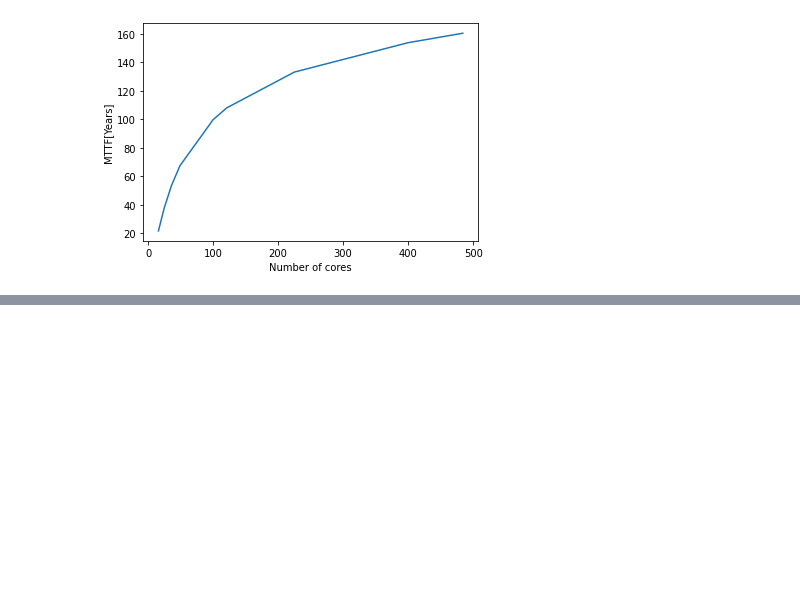
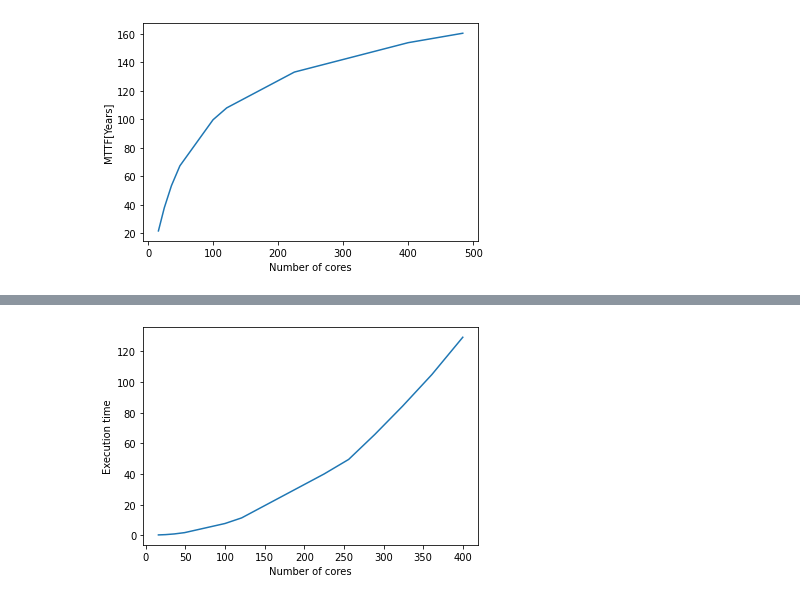
Before and after one commit to D4De/caliper-gpu, a Jupyter notebook: sequential_profile.ipynb, the cells around one changed output, grey strips where cells are left out. Saved outputs shown, nothing was run; the diff lists cells and outputs as text; code cells hidden in the pictures; blank space fills up the shorter version.

```diff
--- a/sequential_profile.ipynb
+++ b/sequential_profile.ipynb
@@ -117,3 +91,9 @@ plt.ylabel("MTTF[Years]")
 plt.show()
 # %% [output]
 [figure]
+# %%
+gpu_test_file = "./statistics/gpu-redux-aws.csv"
+gpu_test = pd.read_csv(gpu_test_file)
+gpu_test = pd.DataFrame(gpu_test)
+gpu_test_indexed = gpu_test.set_index("NUM_OF_CORES")
+gpu_test_indexed
@@ -119,0 +115,8 @@ plt.show()
+# %%
+gpu_test_indexed["EXECUTION TIME"].plot()
+
+plt.xlabel("Number of cores")
+plt.ylabel("Execution time")
+plt.show()
+# %% [output]
+[figure, added]
```
Also changed, not shown: parts of 10 cells of this notebook, 12 other files.
